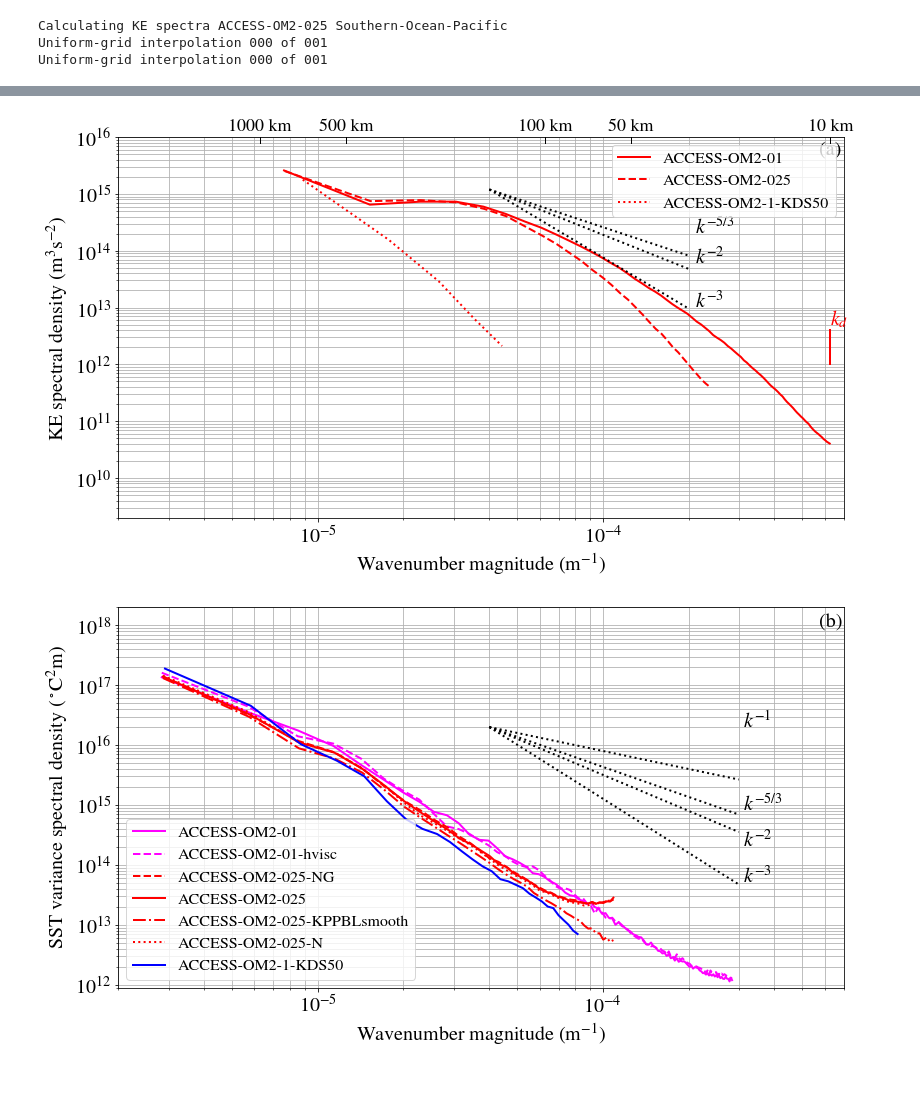
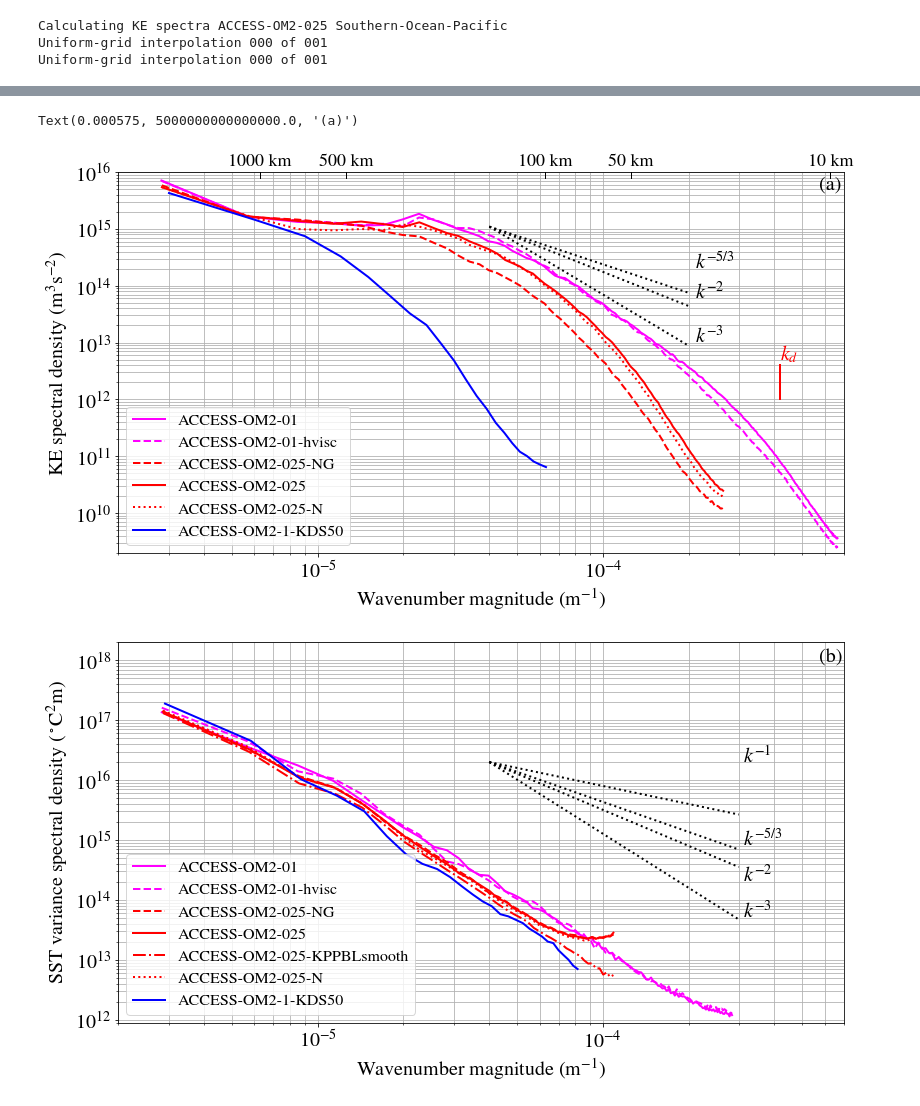
Before and after one commit to rmholmes/cosima-scripts, a Jupyter notebook: spectra_simple.ipynb, the cells around one changed output, grey strips where cells are left out. Cells and saved outputs as stored; diff of their text form; code cells hidden in the pictures.

```diff
--- a/spectra_simple.ipynb
+++ b/spectra_simple.ipynb
@@ -81,9 +81,9 @@ locations = {
     # 'Kuroshio':                 [-215, -180,  30,  45],
     # 'Eastern-Tropical-Pacific': [-150, -100, -10,  10],
     # 'Southern-Ocean-Australia': [-250, -200, -60, -45],
-#    'Southern-Ocean-Pacific':   [-180, -100, -65, -45],
+    'Southern-Ocean-Pacific':   [-180, -100, -65, -45],
     # 'Agulhas':                  [  10,   80, -55, -35]
-    'Southern-Ocean-Zonal':       [-280, 80, -63.5, -56]
+#    'Southern-Ocean-Zonal':       [-280, 80, -63.5, -56]
 }
 # Rough estimate of Deformation radius wavenumber (m^-1, Chelton 1998)
 kd = {
@@ -134,14 +134,14 @@ for ekey in data.keys():
             data[ekey]['u'] = cc.querying.getvar(expt, 'u',session,n=n_files, ncfile=usnap).isel(st_ocean=0).fillna(0.0)
             data[ekey]['v'] = cc.querying.getvar(expt, 'v',session,n=n_files, ncfile=usnap).isel(st_ocean=0).fillna(0.0)
 
-            data[ekey]['u75'] = cc.querying.getvar(expt, 'u',session,n=n_files, ncfile=usnap).sel(st_ocean=75.,method='nearest').fillna(0.0)
-            data[ekey]['v75'] = cc.querying.getvar(expt, 'v',session,n=n_files, ncfile=usnap).sel(st_ocean=75.,method='nearest').fillna(0.0)
+            # data[ekey]['u75'] = cc.querying.getvar(expt, 'u',session,n=n_files, ncfile=usnap).sel(st_ocean=75.,method='nearest').fillna(0.0)
+            # data[ekey]['v75'] = cc.querying.getvar(expt, 'v',session,n=n_files, ncfile=usnap).sel(st_ocean=75.,method='nearest').fillna(0.0)
 
-            data[ekey]['u300'] = cc.querying.getvar(expt, 'u',session,n=n_files, ncfile=usnap).sel(st_ocean=300.,method='nearest').fillna(0.0)
-            data[ekey]['v300'] = cc.querying.getvar(expt, 'v',session,n=n_files, ncfile=usnap).sel(st_ocean=300.,method='nearest').fillna(0.0)
+            # data[ekey]['u300'] = cc.querying.getvar(expt, 'u',session,n=n_files, ncfile=usnap).sel(st_ocean=300.,method='nearest').fillna(0.0)
+            # data[ekey]['v300'] = cc.querying.getvar(expt, 'v',session,n=n_files, ncfile=usnap).sel(st_ocean=300.,method='nearest').fillna(0.0)
 
-            data[ekey]['u1000'] = cc.querying.getvar(expt, 'u',session,n=n_files, ncfile=usnap).sel(st_ocean=1000.,method='nearest').fillna(0.0)
-            data[ekey]['v1000'] = cc.querying.getvar(expt, 'v',session,n=n_files, ncfile=usnap).sel(st_ocean=1000.,method='nearest').fillna(0.0)
+            # data[ekey]['u1000'] = cc.querying.getvar(expt, 'u',session,n=n_files, ncfile=usnap).sel(st_ocean=1000.,method='nearest').fillna(0.0)
+            # data[ekey]['v1000'] = cc.querying.getvar(expt, 'v',session,n=n_files, ncfile=usnap).sel(st_ocean=1000.,method='nearest').fillna(0.0)
 
             sz = np.shape(data[ekey]['u'])
             print('Found ' + str(sz[0]) + ' snapshots of velocity for ' + data[ekey]['model'])
@@ -153,9 +153,9 @@ for ekey in data.keys():
         try:
             tmp = cc.querying.getvar(expt, 'temp',session,n=n_files, ncfile=tsnap)
 
-            data[ekey]['SST'] = tmp.isel(st_ocean=0)-273.15
+            # data[ekey]['SST'] = tmp.isel(st_ocean=0)-273.15
             data[ekey]['T75'] = tmp.sel(st_ocean=75.,method='nearest')-273.15
-            data[ekey]['T300'] = tmp.sel(st_ocean=300.,method='nearest')-273.15
+            # data[ekey]['T300'] = tmp.sel(st_ocean=300.,method='nearest')-273.15
 
             # T10 = tmp.sel(st_ocean=10.,method='nearest')-273.15
             # data[ekey]['T10'] = T10.fillna(0.0)
@@ -166,7 +166,7 @@ for ekey in data.keys():
             # T500 = tmp.sel(st_ocean=500.,method='nearest')-273.15
             # data[ekey]['T500'] = T500.fillna(0.0)
 
-            sz = np.shape(data[ekey]['SST'])
+            sz = np.shape(data[ekey]['T75'])
             print('Found ' + str(sz[0]) + ' snapshots of temperature for ' + data[ekey]['model'])
 
         except:
@@ -198,6 +187,6 @@ Found 120 snapshots of temperature for ACCESS-OM2-1-KDS50
 # %%
 # Cut down 1-degree data to 24 to speed up uniform-grid stuff:
-data['1degRYF']['SST'] = data['1degRYF']['SST'].isel(time=slice(0,24))
+#data['1degRYF']['SST'] = data['1degRYF']['SST'].isel(time=slice(0,24))
 data['1degRYF']['T75'] = data['1degRYF']['T75'].isel(time=slice(0,24))
 data['1degRYF']['u'] = data['1degRYF']['u'].isel(time=slice(0,24))
 data['1degRYF']['v'] = data['1degRYF']['v'].isel(time=slice(0,24))
@@ -656,7 +645,7 @@ Uniform-grid interpolation 000 of 001
 Uniform-grid interpolation 000 of 001
 # %%
 # Calc and save SST and Tsub spectra
-Tsubs = ['SST','T75','T300']#T75'
+Tsubs = ['T75']#['SST','T75','T300']#T75'
 for Tsub in Tsubs:
     Replace = True#False
     m_or_grid = True#False
@@ -700,16 +702,16 @@ m_or_grid = True#False
 plt.rcParams.update({'font.size': 20})
 plt.rc('legend', fontsize=16)
 # for locname,loc in locations.items():
-locname='Southern-Ocean-Zonal'#Pacific'#Southern-Ocean-Australia'#Kuroshio'#Agulhas'#Gulf-Stream-Extension'#Kuroshio' # Eastern-Tropical-Pacific'
+locname='Southern-Ocean-Pacific'#Southern-Ocean-Australia'#Kuroshio'#Agulhas'#Gulf-Stream-Extension'#Kuroshio' # Eastern-Tropical-Pacific'
 loc = locations[locname]
 
 fig = plt.figure(figsize=(13,7),facecolor='w')
 axs1 = plt.subplot(1,1,1)
 cnt=0
-# cols = ['magenta','magenta','r','r','r','r','b']
-# typs = ['-','--','--','-','-.',':','-']
-cols = ['r','r','r','r']#,'r','b']
-typs = ['-','--',':','-.']#,'-','-.',':','-']
+cols = ['magenta','magenta','r','r','r','b']
+typs = ['-','--','--','-',':','-']
+# cols = ['r','r','r','r']#,'r','b']
+# typs = ['-','--',':','-.']#,'-','-.',':','-']
 # for i,depth in enumerate(depths):
 for ekey in data.keys():
     col = cols[cnt]#'C' + str(cnt)
@@ -735,7 +737,7 @@ for ekey in data.keys():
 # Add example spectral slopes:
 if (m_or_grid):
     ks = [4.e-5,2.e-4]
-    E1 = 12.e14
+    E1 = 1.1e15#12.e14
     # ks = [2.e-5,8.e-5]
     # E1 = 12.e14
 else:
@@ -755,34 +757,35 @@ axs1.text(2.1e-4,2.e14,'$k^{-5/3}$')
 if (m_or_grid):
     # # Add esimated kd:
     kds = kd[locname]
     axs1.plot([kds,kds],[1.e12,4.e12],'-r',linewidth=2.)
     axs1.text(kds,5.e12,'$k_d$',color='r')
 
     # Add wavelength ticks for scale:
     ltic = [1000.e3,500.e3,100.e3,50.e3,10.e3]
     ypos = [8.e15,1.e16]
     # ypos = [8.e16,1.e17]
     ytpos = ypos[1]*1.3
     for l in ltic:
         axs1.plot([2*np.pi/l,2*np.pi/l],ypos,'-k',linewidth=1)
         axs1.text(2*np.pi/l,ytpos,'%d km' % (l/1.e3),horizontalalignment='center',size=18)
 
 axs1.grid(which='both', axis='both')
 axs1.legend()
 if (m_or_grid):
     axs1.set_ylim([2.e9,1.e16])
     axs1.set_xlim([2.e-6,7e-4])
     # axs1.set_ylim([2.e10,1.e17])
     # axs1.set_xlim([2.e-6,3e-4])
     # axs1.set_ylim([1.e9,1.e16])
     # axs1.set_xlim([2.e-6,7e-4])
 else:
     #axs1.set_ylim([5.e-8,1.e-2])
     axs1.set_xlim([1.e-2,0.5])
 plt.text(5.75e-4,0.5e16,'(a)')
 
-savefigure(locname+'_KE_Spectra')
+# savefigure(locname+'_KE_Spectra')
 # %% [output]
+Text(0.000575, 5000000000000000.0, '(a)')
-[figure, old version]
+[figure, new version]
 # %%
 # Plot Tsub spectra together:
```
Also changed, not shown: parts of 6 cells of this notebook, 3 other files.
